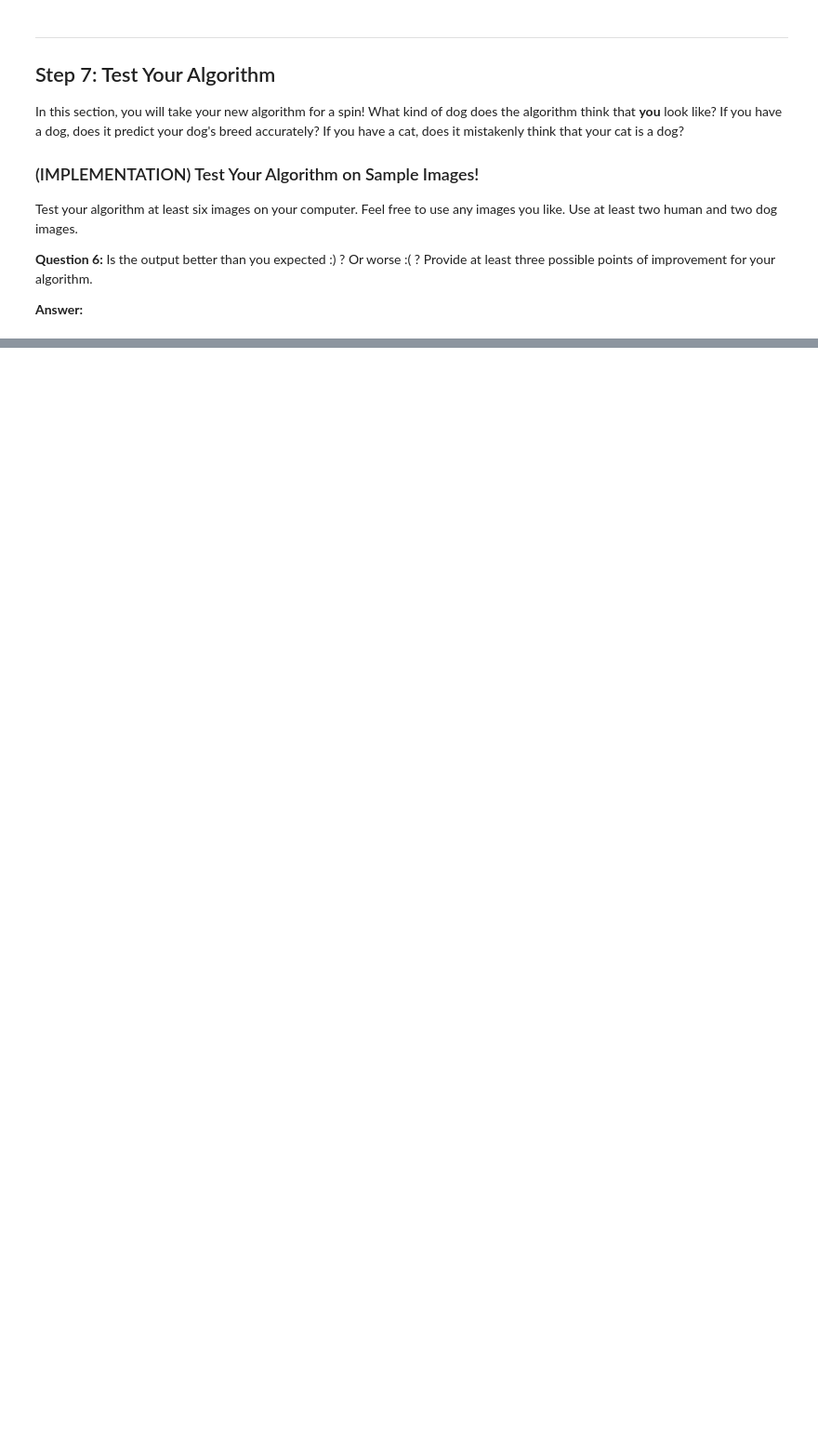
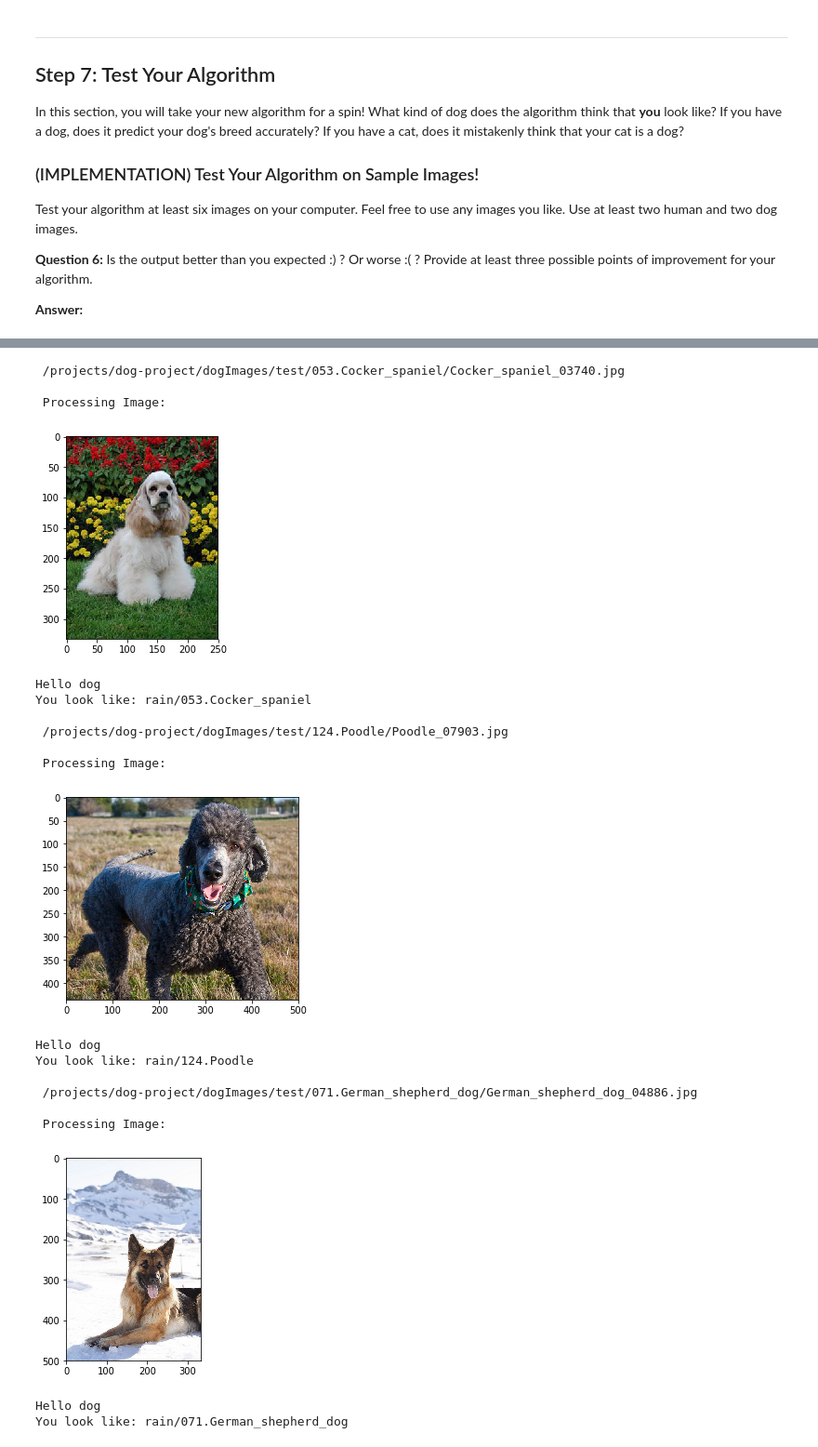
Before and after one commit to harpreetsingh/udacity-deep-learning-dog-project, a Jupyter notebook: dog_app.ipynb, the cells around one changed output, grey strips where cells are left out. Shown at 93% size. Drawn from its saved outputs; the diff is of its cells as text; code cells hidden in the pictures; blank space fills up the shorter version.

```diff
--- a/dog_app.ipynb
+++ b/dog_app.ipynb
@@ -650,0 +808,25 @@ __Answer:__
+# %%
+for i in test_im_dogs:
+    print('\n',i)
+    isDogOrHuman(i)
+# %% [output]
+ /projects/dog-project/dogImages/test/053.Cocker_spaniel/Cocker_spaniel_03740.jpg
+
+ Processing Image:
+[figure, added]
+Hello dog
+You look like: rain/053.Cocker_spaniel
+
+ /projects/dog-project/dogImages/test/124.Poodle/Poodle_07903.jpg
+
+ Processing Image:
+[figure, added]
+Hello dog
+You look like: rain/124.Poodle
+
+ /projects/dog-project/dogImages/test/071.German_shepherd_dog/German_shepherd_dog_04886.jpg
+
+ Processing Image:
+[figure, added]
+Hello dog
+You look like: rain/071.German_shepherd_dog
```
Also changed, not shown: parts of 23 cells of this notebook, 1 other file.
